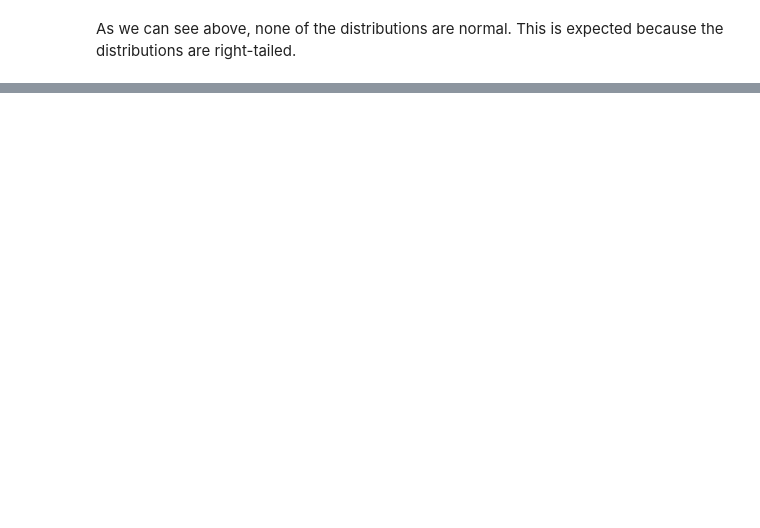
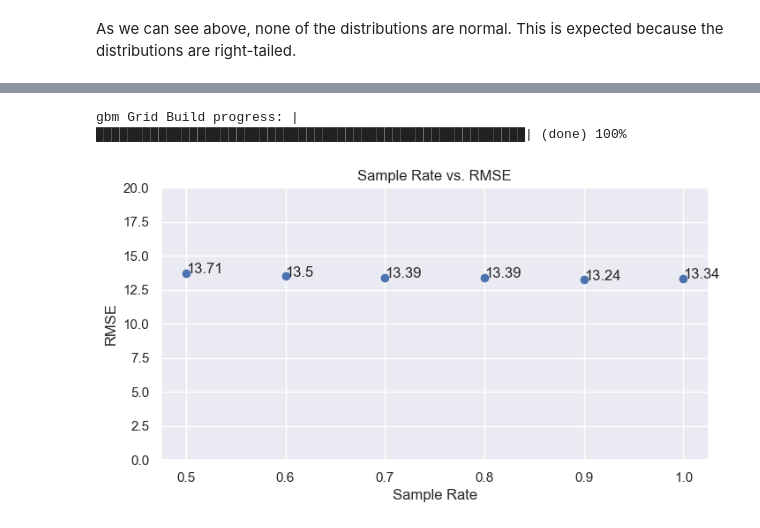
Before and after one commit to vishnuraosharma/exploratory-data-analysis, a Jupyter notebook: Kcal Predictions/Exploring Nutrient Data to Predict Kilocalories.ipynb, the cells around one changed output, grey strips where cells are left out. Saved outputs shown, nothing was run; the diff lists cells and outputs as text; code cells hidden in the pictures; blank space fills up the shorter version.

```diff
--- a/Kcal Predictions/Exploring Nutrient Data to Predict Kilocalories.ipynb
+++ b/Kcal Predictions/Exploring Nutrient Data to Predict Kilocalories.ipynb
@@ -302,0 +813,36 @@ As we can see above, none of the distributions are normal. This is expected beca
+# %%
+# Regularize model2 with sample_rate
+from h2o.estimators import H2OGradientBoostingEstimator
+
+# select the values for sample_rate to grid over
+hyper_params = {'sample_rate': [0.5, 0.6, 0.7, 0.8, 0.9, 1]}
+
+# Train and validate a cartesian grid of GBMs
+gbm_grid2 = H2OGridSearch(model=gbm,
+                          grid_id='gbm_grid2',
+                          hyper_params=hyper_params)
+
+# Train the grid
+gbm_grid2.train(x=X, y=y, training_frame=df_train, validation_frame=df_test, seed=1, nfolds=5)
+
+# Get the grid results, sorted by validation RMSE
+gbm_gridperf2 = gbm_grid2.get_grid(sort_by='rmse', decreasing=True)
+
+# Add the grid models to a dataframe
+gbm_gridperf_df2 = gbm_gridperf2._grid_json['summary_table'].as_data_frame()
+
+# Plot sample rate vs. RMSE
+plt.xlabel('Sample Rate')
+plt.ylabel('RMSE')
+plt.title('Sample Rate vs. RMSE')
+# Set y axis min to 0 and max to 20
+plt.ylim(0, 20)
+plt.plot(gbm_gridperf_df2['sample_rate'], gbm_gridperf_df2['rmse'], 'bo')
+for i, txt in enumerate(gbm_gridperf_df2['rmse']):
+    # round to 2 decimals
+    txt = round(txt, 2)
+    plt.annotate(txt, (gbm_gridperf_df2['sample_rate'][i], gbm_gridperf_df2['rmse'][i]))
+plt.show()
+# %% [output]
+gbm Grid Build progress: |███████████████████████████████████████████████████████| (done) 100%
+[figure, added]
```
Also changed, not shown: parts of 47 cells of this notebook.
